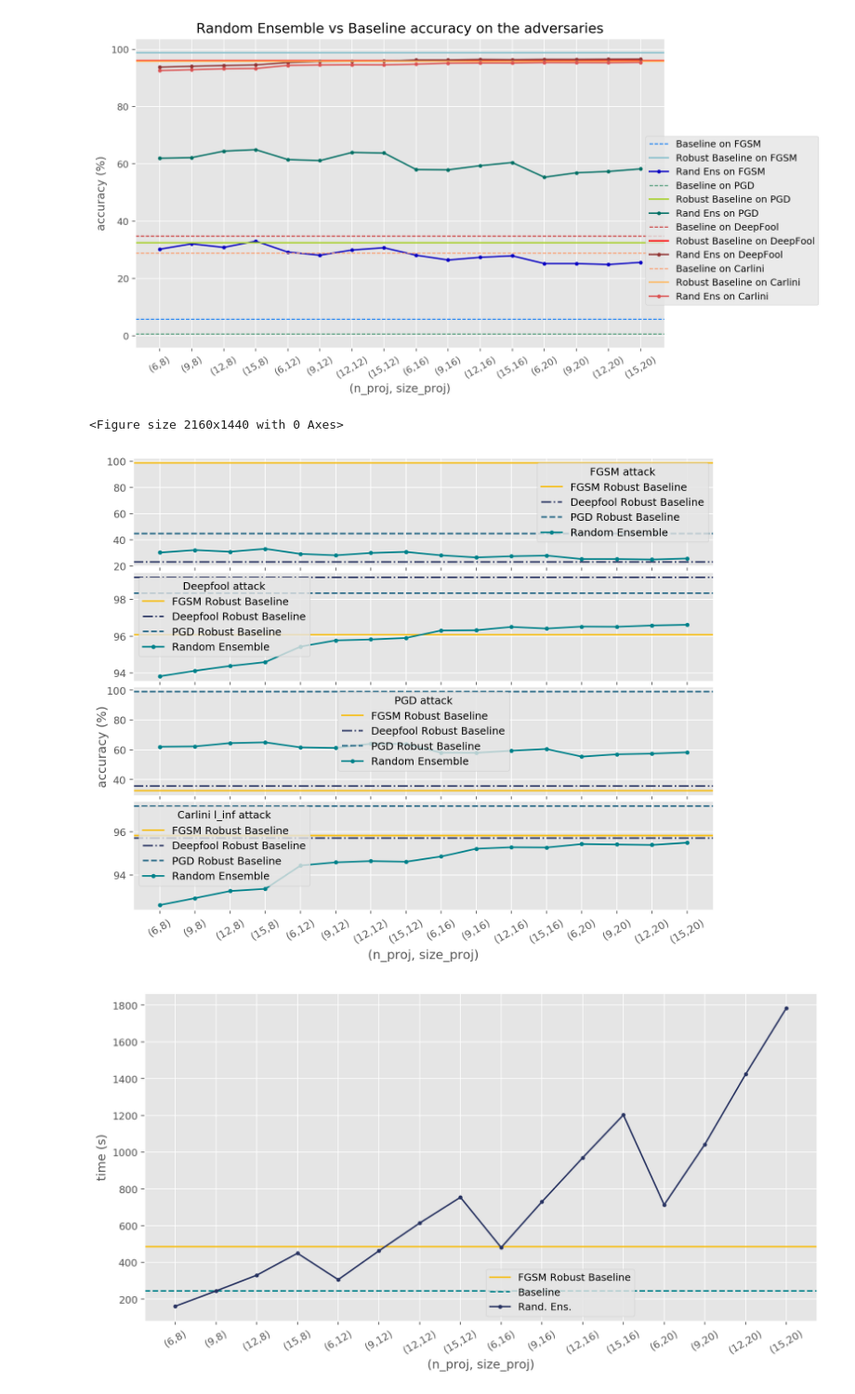
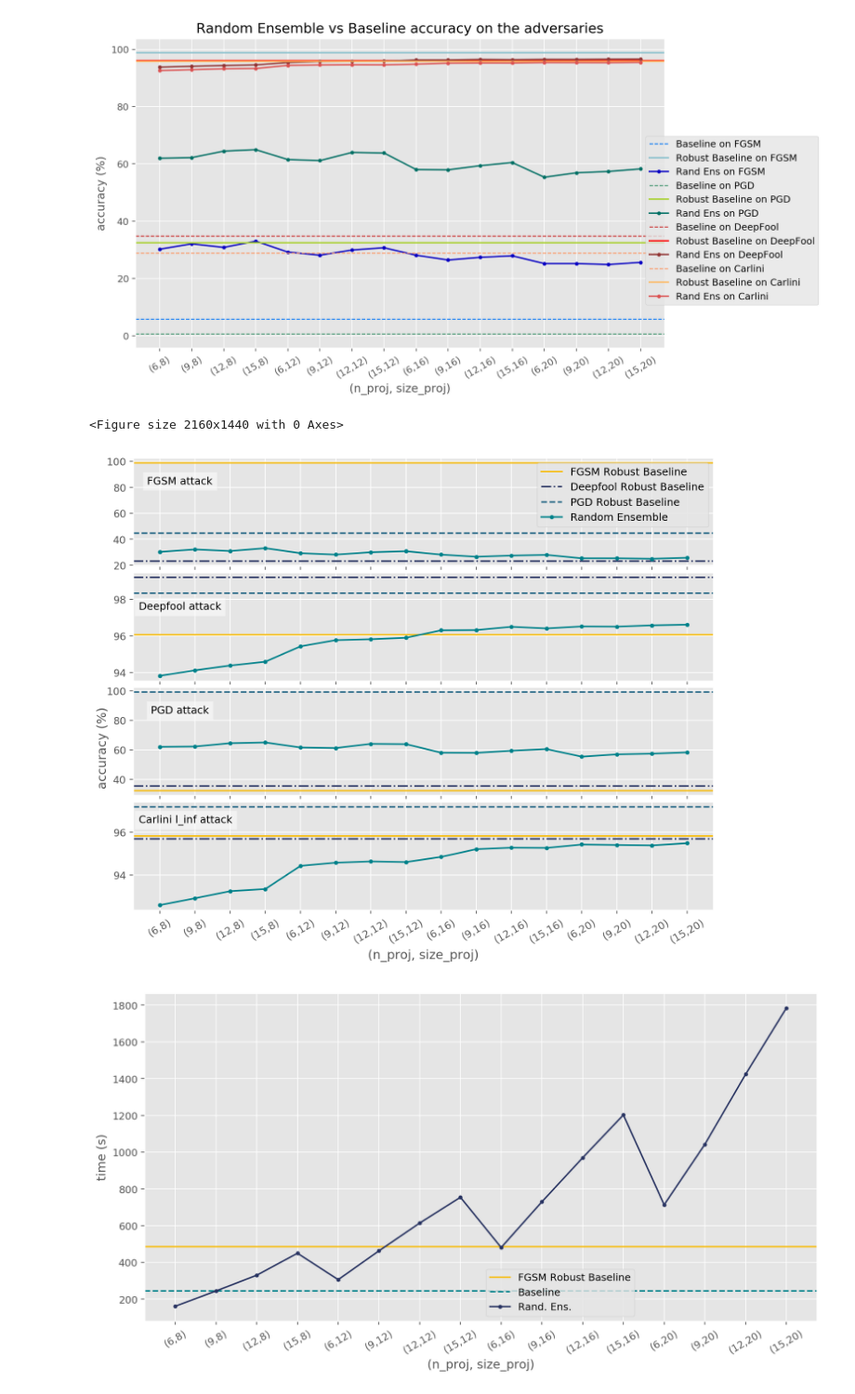
Before and after one commit to ginevracoal/adversarial_examples, a Jupyter notebook: notebooks/plots.ipynb, the cells around one changed output. Shown at 93% size. Drawn from its saved outputs; the diff is of its cells as text; code cells hidden in the pictures.

Commit message:
better plot

```diff
--- a/notebooks/plots.ipynb
+++ b/notebooks/plots.ipynb
@@ -142,40 +142,49 @@ fig, (ax1, ax2, ax3, ax4) = plt.subplots(nrows=4, ncols=1, sharex=True, figsize=
 plt.ylabel('accuracy (%)', position=(0.5,1.5))
 plt.xlabel('(n_proj, size_proj)')
 plt.xticks(x, xlab, rotation=30)
-fig.subplots_adjust(hspace=0.05)
+fig.subplots_adjust(hspace=0.06)
 
 #ax1.axhline(y=baseline_fgsm, color="#293462", label='Baseline on FGSM', ls="dashed", linewidth=1)
 ax1.axhline(y=fgsm_robust_baseline[1], color="#f7be16", label='FGSM Robust Baseline')
 ax1.axhline(y=deepfool_robust_baseline[1], color="#293462", label='Deepfool Robust Baseline', ls="-.")
 ax1.axhline(y=pgd_robust_baseline[1], color="#216583", label='PGD Robust Baseline', ls="--")
 ax1.plot(x,random_fgsm,color="#00818a",label='Random Ensemble', marker=".")
-ax1.legend(loc='best', title="FGSM attack")
+ax1.legend(loc='best')
+ax1.set_title("FGSM attack", fontdict={'fontsize': 10, 'fontweight': 'medium'}, x=0.08, y=0.7,
+             bbox=dict(facecolor='white', alpha=0.5))
+
 
 #ax3.axhline(y=baseline_pgd, color="#293462",label='Baseline on PGD',  ls="dashed", linewidth=1)
 ax3.axhline(y=fgsm_robust_baseline[2], color="#f7be16",label='FGSM Robust Baseline')
 ax3.axhline(y=deepfool_robust_baseline[2], color="#293462", label='Deepfool Robust Baseline', ls="-.")
 ax3.axhline(y=pgd_robust_baseline[2], color="#216583", label='PGD Robust Baseline', ls="--")
 ax3.plot(x,random_pgd,color="#00818a",label='Random Ensemble', marker=".")
-ax3.legend(loc='best', title="PGD attack")#,bbox_to_anchor=(0.65, 0.5, 0.5, 0.5))
+#ax3.legend(loc='best', title="PGD attack")#,bbox_to_anchor=(0.65, 0.5, 0.5, 0.5))
+ax3.set_title("PGD attack", fontdict={'fontsize': 10, 'fontweight': 'medium'}, x=0.08, y=0.7,
+             bbox=dict(facecolor='white', alpha=0.5))
 
 #ax2.axhline(y=baseline_deepf, color="#293462",label='Baseline on DeepFool',  ls="dashed", linewidth=1)
 ax2.axhline(y=fgsm_robust_baseline[3], color="#f7be16",label='FGSM Robust Baseline')
 ax2.axhline(y=deepfool_robust_baseline[3], color="#293462", label='Deepfool Robust Baseline', ls="-.")
 ax2.axhline(y=pgd_robust_baseline[3], color="#216583", label='PGD Robust Baseline', ls="--")
 ax2.plot(x,random_deepf,color="#00818a",label='Random Ensemble', marker=".")
-ax2.legend(loc='best', title="Deepfool attack")#,bbox_to_anchor=(0.65, 0.5, 0.5, 0.5))
+#ax2.legend(loc='best', title="Deepfool attack")#,bbox_to_anchor=(0.65, 0.5, 0.5, 0.5))
+ax2.set_title("Deepfool attack", fontdict={'fontsize': 10, 'fontweight': 'medium'}, x=0.08, y=0.6,
+             bbox=dict(facecolor='white', alpha=0.5))
 
 #ax4.axhline(y=baseline_carlini_linf, color="#293462",label='Baseline on Carlini',  ls="dashed", linewidth=1)
 ax4.axhline(y=fgsm_robust_baseline[4], color="#f7be16",label='FGSM Robust Baseline')
 ax4.axhline(y=deepfool_robust_baseline[4], color="#293462", label='Deepfool Robust Baseline', ls="-.")
 ax4.axhline(y=pgd_robust_baseline[4], color="#216583", label='PGD Robust Baseline', ls="--")
 ax4.plot(x,random_carlini_linf,color="#00818a",label='Random Ensemble', marker=".")
-ax4.legend(loc='best', title="Carlini l_inf attack")#,bbox_to_anchor=(0.65, 0., 0.5, 0.5))
+#ax4.legend(loc='best', title="Carlini l_inf attack")#,bbox_to_anchor=(0.65, 0., 0.5, 0.5))
+ax4.set_title("Carlini l_inf attack", fontdict={'fontsize': 10, 'fontweight': 'medium'}, x=0.1, y=0.75,
+             bbox=dict(facecolor='white', alpha=0.5))
 
 fig.show()
 # %% [output]
 <Figure size 2160x1440 with 0 Axes>
-[figure, old version]
+[figure, new version]
 # %%
 # data
 baseline_fgsm = 24.17
```
Also changed, not shown: 1 other file.
